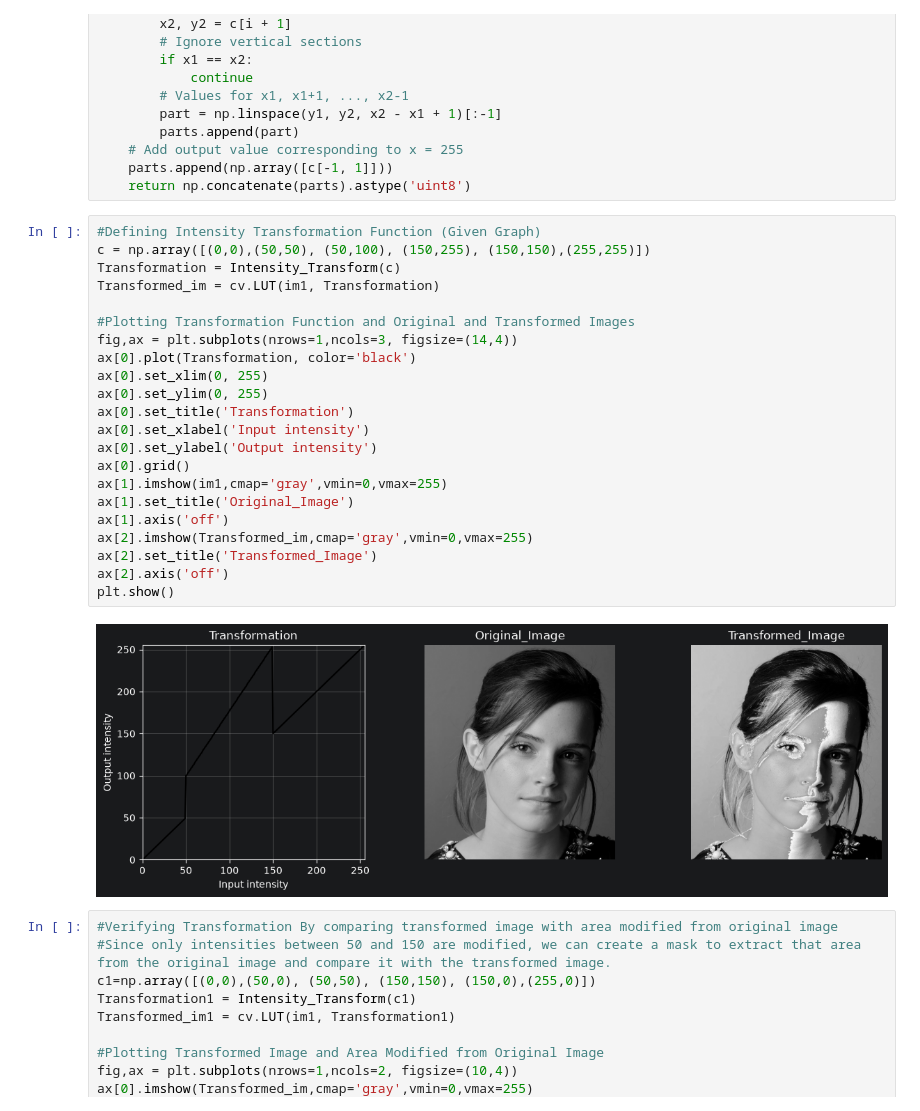
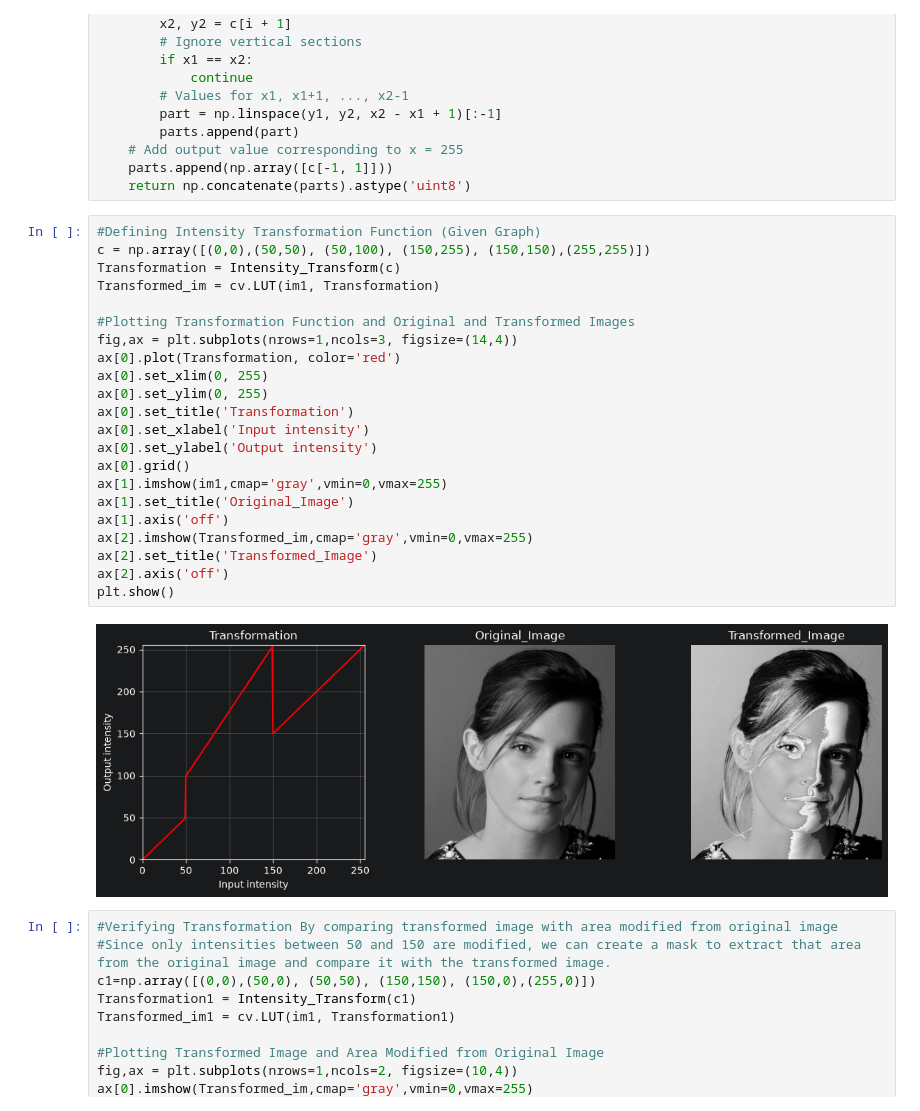
Before and after one commit to indeepa-05/EN3160-Image-Processing, a Jupyter notebook: Assignments/EN3160 Assignment1 on Intensity Transformations and Neighborhood Filtering.ipynb, the cells around one changed output. Drawn from its saved outputs; the diff is of its cells as text.

Commit message:
Completed Task 4 in EN3160 Assignment1 on Intensity Transformations and Neighborhood Filtering

```diff
--- a/Assignments/EN3160 Assignment1 on Intensity Transformations and Neighborhood Filtering.ipynb
+++ b/Assignments/EN3160 Assignment1 on Intensity Transformations and Neighborhood Filtering.ipynb
@@ -28,27 +28,27 @@ def Intensity_Transform(c):
 # %%
 #Defining Intensity Transformation Function (Given Graph)
 c = np.array([(0,0),(50,50), (50,100), (150,255), (150,150),(255,255)])
 Transformation = Intensity_Transform(c)
 Transformed_im = cv.LUT(im1, Transformation)
 
 #Plotting Transformation Function and Original and Transformed Images
 fig,ax = plt.subplots(nrows=1,ncols=3, figsize=(14,4))
-ax[0].plot(Transformation, color='black')
+ax[0].plot(Transformation, color='red')
 ax[0].set_xlim(0, 255)
 ax[0].set_ylim(0, 255)
 ax[0].set_title('Transformation')
 ax[0].set_xlabel('Input intensity')
 ax[0].set_ylabel('Output intensity')
 ax[0].grid()
 ax[1].imshow(im1,cmap='gray',vmin=0,vmax=255)
 ax[1].set_title('Original_Image')
 ax[1].axis('off')
 ax[2].imshow(Transformed_im,cmap='gray',vmin=0,vmax=255)
 ax[2].set_title('Transformed_Image')
 ax[2].axis('off')
 plt.show()
 # %% [output]
-[figure, old version]
+[figure, new version]
 # %%
 #Verifying Transformation By comparing transformed image with area modified from original image
 #Since only intensities between 50 and 150 are modified, we can create a mask to extract that area from the original image and compare it with the transformed image.
```
Also changed, not shown: parts of 12 cells of this notebook, 1 other file.
